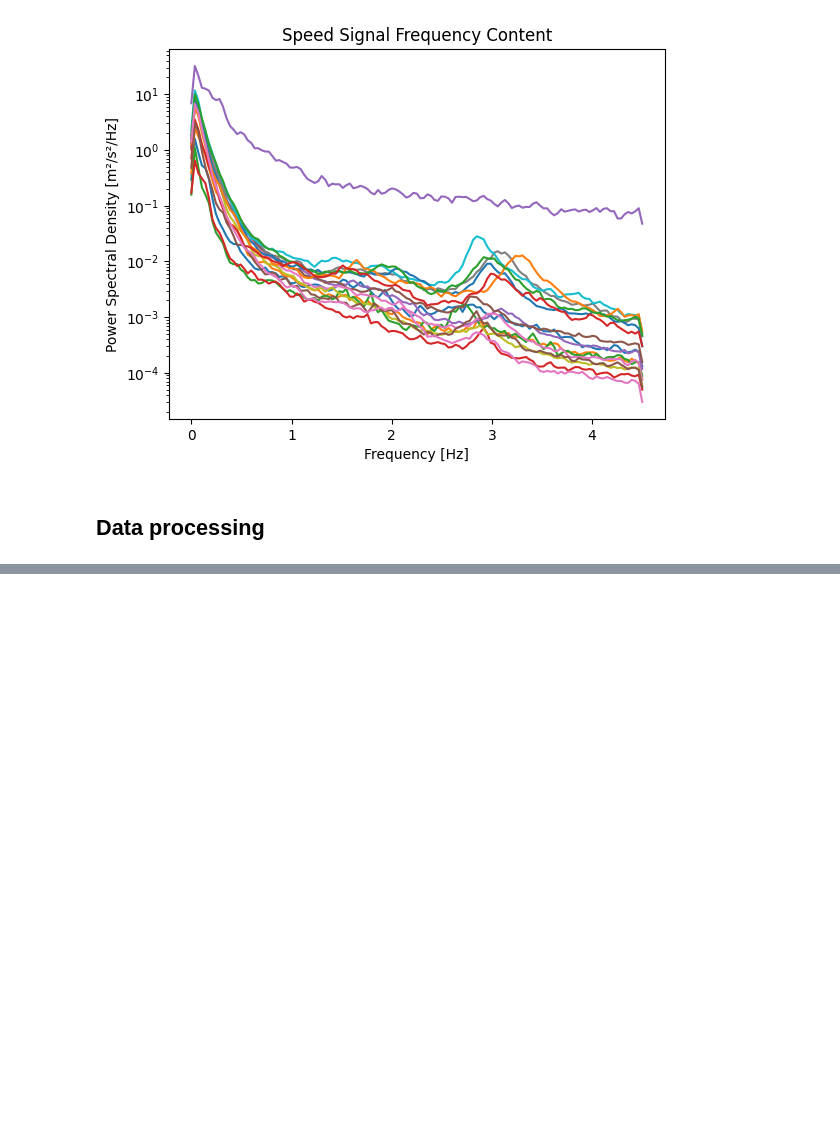
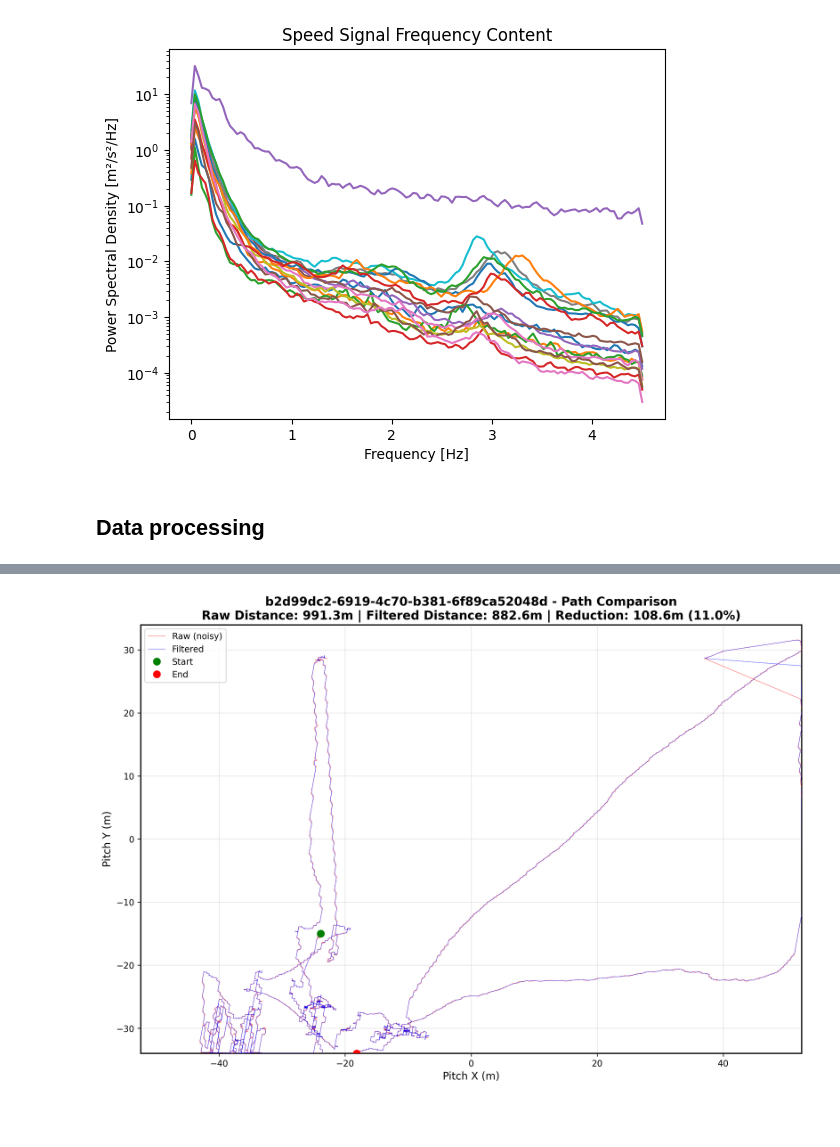
Before and after one commit to peterddod/playerdata, a Jupyter notebook: analysis.ipynb, the cells around one changed output, grey strips where cells are left out. Saved outputs shown, nothing was run; the diff lists cells and outputs as text; code cells hidden in the pictures; blank space fills up the shorter version.

```diff
--- a/analysis.ipynb
+++ b/analysis.ipynb
@@ -124,0 +280,18 @@ Bad acceleration percentage: 0.65%
+# %%
+import lib.visualisations as visual
+
+participant_id = participation_ids[3]
+
+participant_df = df[df['participation_id'] == participant_id]
+participant_filtered_df = filtered_df[filtered_df['participation_id'] == participant_id]
+
+fig = visual.visualise_path_comparison(
+    participant_df['Pitch_x'].values, participant_df['Pitch_y'].values,
+    participant_filtered_df['Pitch_x'].values, participant_filtered_df['Pitch_y'].values,
+    player_id=participant_id
+)
+fig.dpi = 250
+# %% [output]
+[figure, added]
+# %% [markdown]
+##
```
Also changed, not shown: parts of 5 cells of this notebook, 3 other files.
